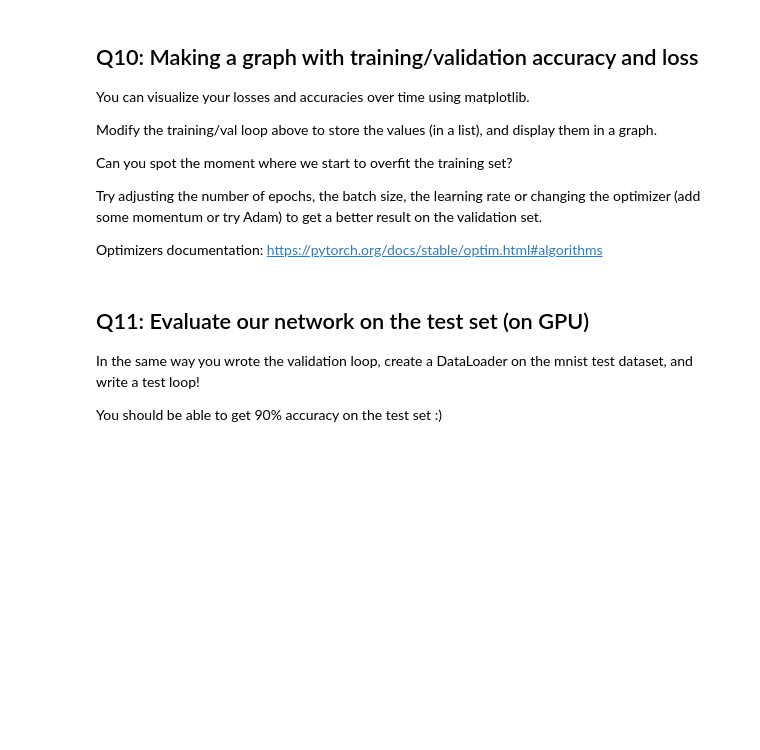
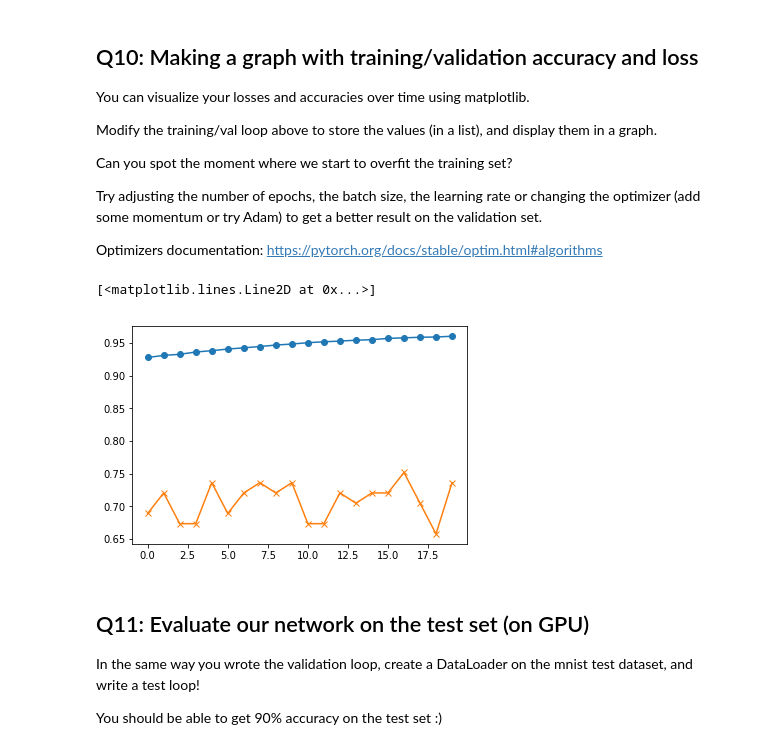
Before and after one commit to jacekwachowiak/UCA-data-science-seminars, a Jupyter notebook: Lab1_CNN_student.ipynb, the cells around one changed output. Saved outputs shown, nothing was run; the diff lists cells and outputs as text; code cells hidden in the pictures; blank space fills up the shorter version.

Commit message:
Validation plus matplotlib

```diff
--- a/Lab1_CNN_student.ipynb
+++ b/Lab1_CNN_student.ipynb
@@ -680,6 +690,10 @@ criterion = nn.NLLLoss()
 # Stochastic Gradient Descent
 optimizer = torch.optim.SGD(net.parameters(), lr=LEARNING_RATE, momentum=MOMENTUM)
 # %%
+train_acc = []
+train_loss = []
+val_acc = []
+val_loss = []
 ## NUMBER OF EPOCHS TO TRAIN
 N_EPOCHS = 20
 
@@ -727,6 +741,9 @@ for e in tqdm_notebook(range(N_EPOCHS), desc='Epochs'):
 
   print("Training accuracy:", running_accuracy/float(len(train_set)),
         "Training loss:", running_loss/float(len(train_set)))
+  train_acc.append(running_accuracy/float(len(train_set)))
+  train_loss.append(running_loss/float(len(train_set)))
+
 
   epoch_loss.append(running_loss/len(train_set))
   epoch_acc.append(running_accuracy/len(train_set))
@@ -746,9 +763,10 @@ for e in tqdm_notebook(range(N_EPOCHS), desc='Epochs'):
       running_val_accuracy += (y.max(1)[1] == labels).sum().item()
 
 #     print("You need to write the validation loop!")
-    break
   print("Val accuracy:", running_val_accuracy/float(len(val_set)),
         "Val loss:", running_val_loss/float(len(val_set)))
+  val_acc.append(running_val_accuracy/float(len(val_set)))
+  val_loss.append(running_val_loss/float(len(val_set)))
   epoch_loss.append(running_val_loss/len(val_set))
   epoch_acc.append(running_val_accuracy/len(val_set))
 # %% [output]
@@ -780,8 +821,14 @@ Optimizers documentation: https://pytorch.org/docs/stable/optim.html#algorithms
 # %%
 import matplotlib.pyplot as plt
 import numpy as np
 
 ### YOUR CODE HERE
+epoch = [i for i in range(len(train_acc))]
+plt.plot(epoch, train_acc, marker='o')
+plt.plot( epoch, val_acc, marker='x')
+# %% [output]
+[<matplotlib.lines.Line2D at 0x...>]
+[figure, added]
 # %% [markdown]
 ## Q11: Evaluate our network on the test set (on GPU)
 
```
Also changed, not shown: parts of 8 cells of this notebook.
